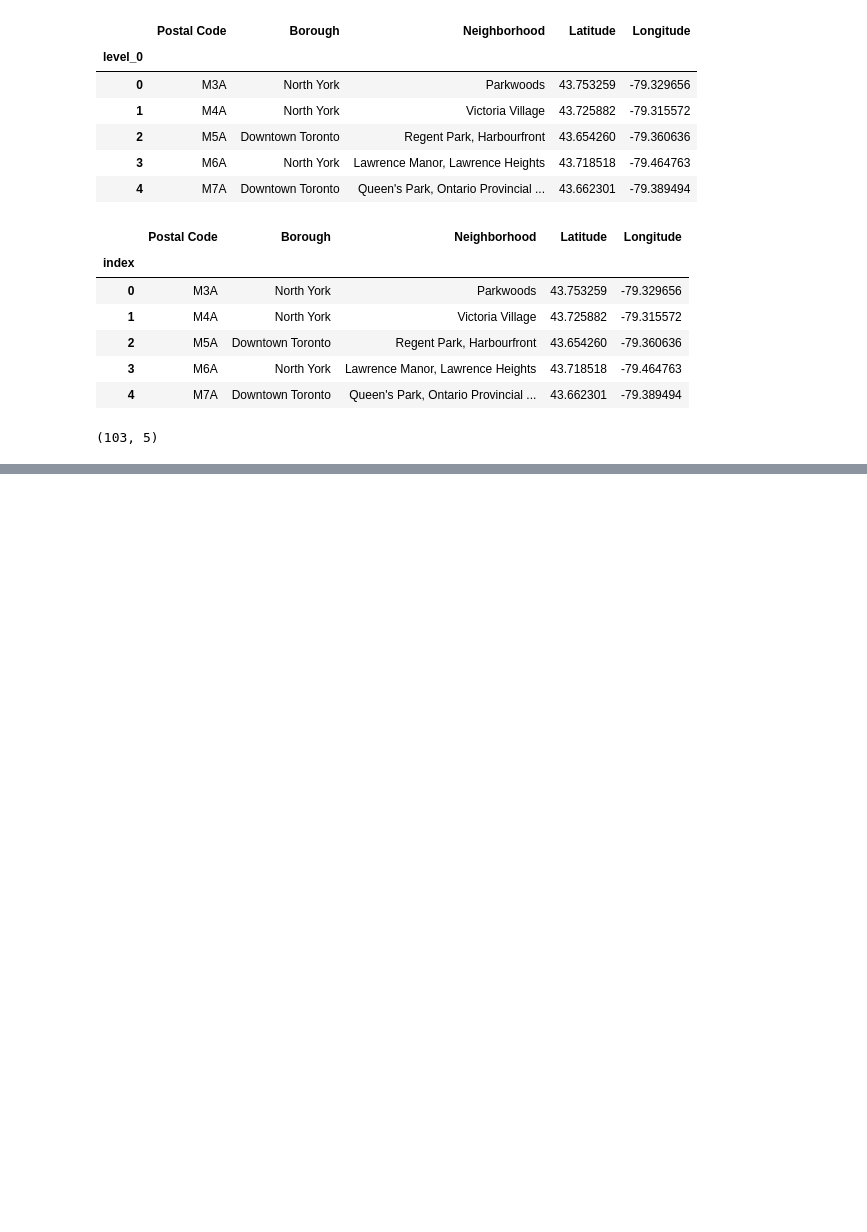
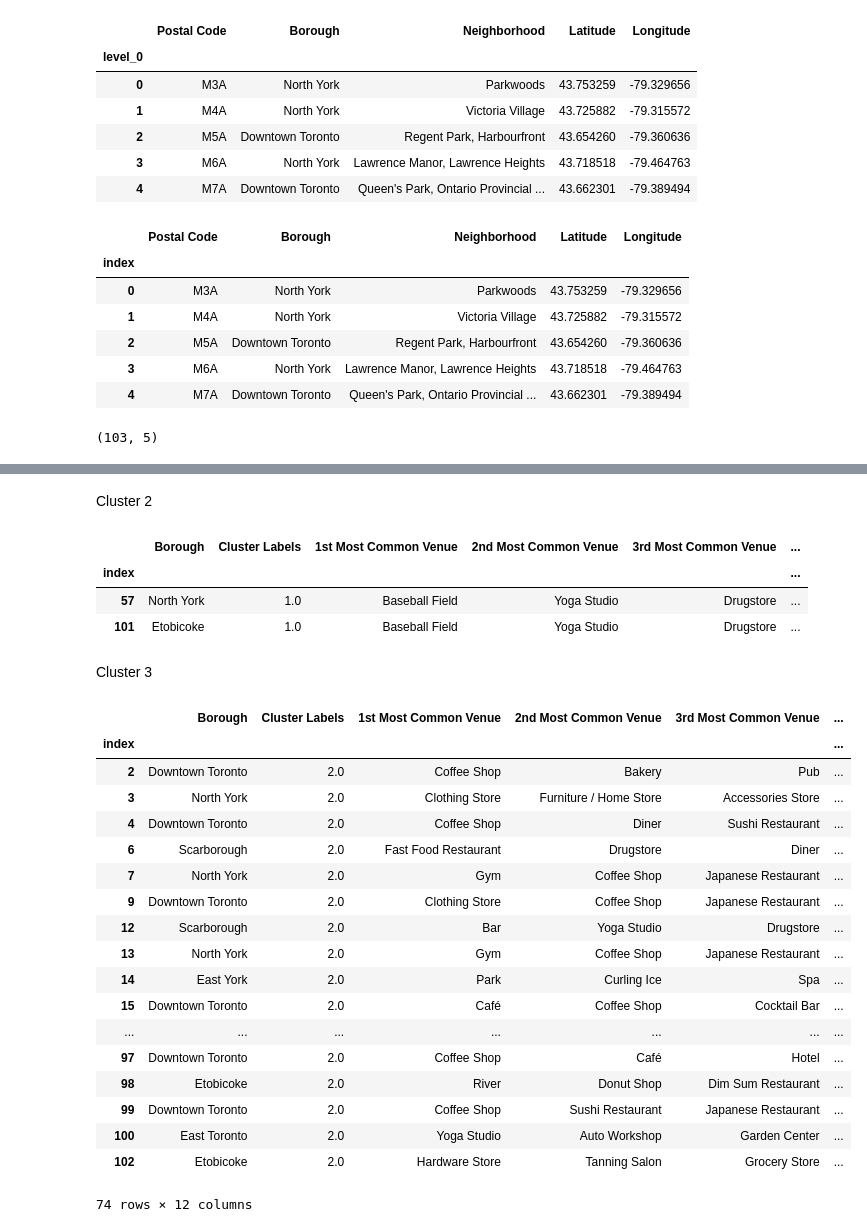
Before and after one commit to deepakssakkari/Data-Science-Capstone, a Jupyter notebook: Segmenting and Clustering Neighborhoods in Toronto.ipynb, the cells around one changed output, grey strips where cells are left out. Cells and saved outputs as stored; diff of their text form; code cells hidden in the pictures; blank space fills up the shorter version.

Commit message:
Published from Watson Studio.

```diff
--- a/Segmenting and Clustering Neighborhoods in Toronto.ipynb
+++ b/Segmenting and Clustering Neighborhoods in Toronto.ipynb
@@ -184,0 +480,3 @@ df.shape
+# %%
+toronto_grouped = toronto_onehot.groupby('Neighbourhood').mean().reset_index()
+toronto_grouped.head()
@@ -184,0 +550,10 @@ df.shape
+# %%
+# add clustering labels
+neighborhoods_venues_sorted.insert(0, 'Cluster Labels', kmeans.labels_)
+
+toronto_merged = df
+
+# merge toronto_grouped with toronto_data to add latitude/longitude for each neighborhood
+toronto_merged = toronto_merged.join(neighborhoods_venues_sorted.set_index('Neighbourhood'), on='Neighborhood')
+
+toronto_merged.head() # check the last columns!
@@ -184,0 +579,29 @@ df.shape
+# %%
+import matplotlib.cm as cm
+import matplotlib.colors as colors
+
+# create map
+map_clusters = folium.Map(location=[latitude, longitude], zoom_start=11)
+
+# set color scheme for the clusters
+x = np.arange(kclusters)
+ys = [i + x + (i*x)**2 for i in range(kclusters)]
+colors_array = cm.rainbow(np.linspace(0, 1, len(ys)))
+rainbow = [colors.rgb2hex(i) for i in colors_array]
+
+toronto_merged_nonan = toronto_merged.dropna(subset=['Cluster Labels'])
+
+# add markers to the map
+markers_colors = []
+for lat, lon, poi, cluster in zip(toronto_merged_nonan['Latitude'], toronto_merged_nonan['Longitude'], toronto_merged_nonan['Neighborhood'], toronto_merged_nonan['Cluster Labels']):
+    label = folium.Popup(str(poi) + ' Cluster ' + str(cluster), parse_html=True)
+    folium.CircleMarker(
+        [lat, lon],
+        radius=5,
+        popup=label,
+        color=rainbow[int(cluster-1)],
+        fill=True,
+        fill_color=rainbow[int(cluster-1)],
+        fill_opacity=0.7).add_to(map_clusters)
+
+map_clusters
@@ -184,0 +632,33 @@ df.shape
+# %% [markdown]
+Cluster 2
+# %%
+toronto_merged_nonan.loc[toronto_merged_nonan['Cluster Labels'] == 1, toronto_merged_nonan.columns[[1] + list(range(5, toronto_merged_nonan.shape[1]))]]
+# %% [output]
+|  | Borough | Cluster Labels | 1st Most Common Venue | 2nd Most Common Venue | 3rd Most Common Venue | ... |
+| index |  |  |  |  |  | ... |
+| 57 | North York | 1.0 | Baseball Field | Yoga Studio | Drugstore | ... |
+| 101 | Etobicoke | 1.0 | Baseball Field | Yoga Studio | Drugstore | ... |
+# %% [markdown]
+Cluster 3
+# %%
+toronto_merged_nonan.loc[toronto_merged_nonan['Cluster Labels'] == 2, toronto_merged_nonan.columns[[1] + list(range(5, toronto_merged_nonan.shape[1]))]]
+# %% [output]
+|  | Borough | Cluster Labels | 1st Most Common Venue | 2nd Most Common Venue | 3rd Most Common Venue | ... |
+| index |  |  |  |  |  | ... |
+| 2 | Downtown Toronto | 2.0 | Coffee Shop | Bakery | Pub | ... |
+| 3 | North York | 2.0 | Clothing Store | Furniture / Home Store | Accessories Store | ... |
+| 4 | Downtown Toronto | 2.0 | Coffee Shop | Diner | Sushi Restaurant | ... |
+| 6 | Scarborough | 2.0 | Fast Food Restaurant | Drugstore | Diner | ... |
+| 7 | North York | 2.0 | Gym | Coffee Shop | Japanese Restaurant | ... |
+| 9 | Downtown Toronto | 2.0 | Clothing Store | Coffee Shop | Japanese Restaurant | ... |
+| 12 | Scarborough | 2.0 | Bar | Yoga Studio | Drugstore | ... |
+| 13 | North York | 2.0 | Gym | Coffee Shop | Japanese Restaurant | ... |
+| 14 | East York | 2.0 | Park | Curling Ice | Spa | ... |
+| 15 | Downtown Toronto | 2.0 | Café | Coffee Shop | Cocktail Bar | ... |
+| ... | ... | ... | ... | ... | ... | ... |
+| 97 | Downtown Toronto | 2.0 | Coffee Shop | Café | Hotel | ... |
+| 98 | Etobicoke | 2.0 | River | Donut Shop | Dim Sum Restaurant | ... |
+| 99 | Downtown Toronto | 2.0 | Coffee Shop | Sushi Restaurant | Japanese Restaurant | ... |
+| 100 | East Toronto | 2.0 | Yoga Studio | Auto Workshop | Garden Center | ... |
+| 102 | Etobicoke | 2.0 | Hardware Store | Tanning Salon | Grocery Store | ... |
+74 rows × 12 columns
```
Also changed, not shown: parts of 42 cells of this notebook.
